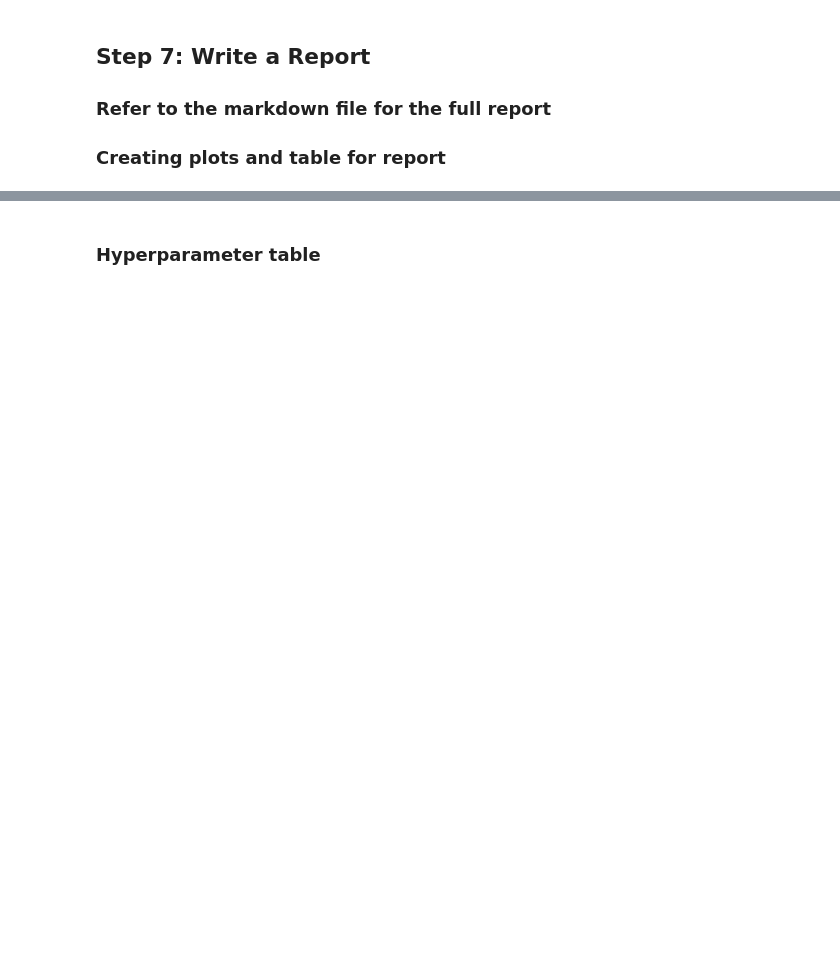
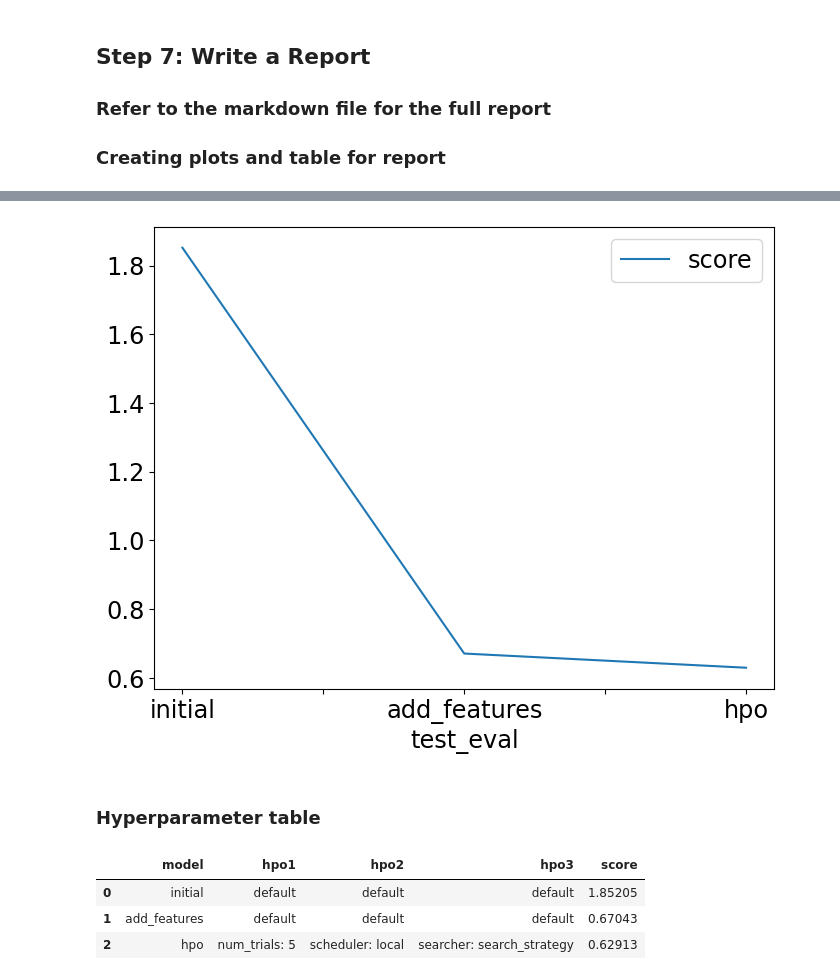
Before and after one commit to castroisabel/MLE-udacity, a Jupyter notebook: bike-sharing-demand/project_notebook.ipynb, the cells around one changed output, grey strips where cells are left out. Saved outputs shown, nothing was run; the diff lists cells and outputs as text; code cells hidden in the pictures; blank space fills up the shorter version.

```diff
--- a/bike-sharing-demand/project.ipynb
+++ b/bike-sharing-demand/project_notebook.ipynb
@@ -488,11 +557,13 @@ fig.savefig('model_train_score.png')
 # %%
 # Take the 3 kaggle scores and creating a line plot to show improvement
 fig = pd.DataFrame(
     {
         "test_eval": ["initial", "add_features", "hpo"],
-        "score": [?, ?, ?]
+        "score": [1.85205, 0.67043, 0.62913]
     }
 ).plot(x="test_eval", y="score", figsize=(8, 6)).get_figure()
 fig.savefig('model_test_score.png')
+# %% [output]
+[figure, added]
 # %% [markdown]
 ### Hyperparameter table
@@ -499,9 +572,14 @@ fig.savefig('model_test_score.png')
 # %%
 # The 3 hyperparameters we tuned with the kaggle score as the result
 pd.DataFrame({
-    "model": ["initial", "add_features", "hpo"],
-    "hpo1": [?, ?, ?],
-    "hpo2": [?, ?, ?],
-    "hpo3": [?, ?, ?],
-    "score": [?, ?, ?]
+    "model": ['initial', 'add_features', 'hpo'],
+    "hpo1": ['default', 'default', 'num_trials: 5'],
+    "hpo2": ['default', 'default', 'scheduler: local'],
+    "hpo3": ['default', 'default', 'searcher: search_strategy'],
+    "score": [1.85205, 0.67043, 0.62913]
 })
+# %% [output]
+|  | model | hpo1 | hpo2 | hpo3 | score |
+| 0 | initial | default | default | default | 1.85205 |
+| 1 | add_features | default | default | default | 0.67043 |
+| 2 | hpo | num_trials: 5 | scheduler: local | searcher: search_strategy | 0.62913 |
```
Also changed, not shown: parts of 23 cells of this notebook, 3 other files.
